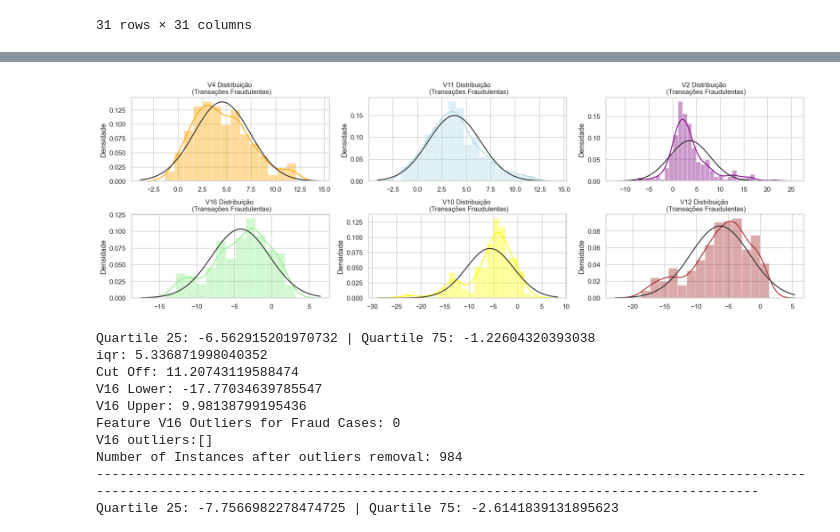
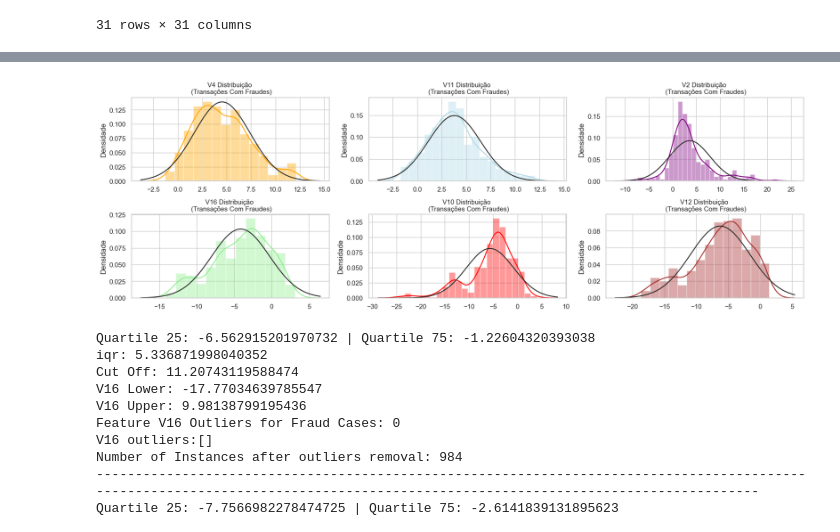
Before and after one commit to Rodrigo-Palma/Proj_Fraudes_Cartao_Credito, a Jupyter notebook: proj_fraude_cartao_credito.ipynb, the cells around one changed output, grey strips where cells are left out. Cells and saved outputs as stored; diff of their text form; code cells hidden in the pictures.

```diff
--- a/proj_fraude_cartao_credito.ipynb
+++ b/proj_fraude_cartao_credito.ipynb
@@ -360,7 +355,7 @@ Observação: Devemos garantir que usemos a subamostra em nossa matriz de correl
 
 colors = ['lightblue', 'pink']
 
-features = ['V16', 'V10', 'V12', 'V14']
+features = ['V16', 'V10', 'V12']
 
 fig, axes = plt.subplots(ncols=len(features), figsize=(20, 4))
 
@@ -374,7 +369,7 @@ plt.show()
 # %%
 colors = ['lightblue', 'pink']
 
-features = ['V4', 'V11', 'V2', 'V19']
+features = ['V4', 'V11', 'V2']
 
 fig, axes = plt.subplots(ncols=len(features), figsize=(20, 4))
 
@@ -388,25 +383,25 @@ plt.show()
 # %%
 from scipy.stats import norm
 
 def plot_distribution(dataframe, feature_name, color, ax):
     fraud_dist = dataframe[feature_name].loc[dataframe['Class'] == 1].values
     sns.distplot(fraud_dist, ax=ax, fit=norm, color=color)
-    ax.set_title('{} Distribuição \n (Transações Fraudulentas)'.format(feature_name), fontsize=11)
+    ax.set_title('{} Distribuição \n (Transações Com Fraudes)'.format(feature_name), fontsize=11)
     ax.set_ylabel('Densidade')
 
 f, axes = plt.subplots(2, 3, figsize=(20, 6))
 plt.subplots_adjust(hspace=0.4)
 axes = axes.ravel()
 
 features = ['V4', 'V11', 'V2', 'V16', 'V10', 'V12']
-colors = ['orange', 'lightblue', 'purple', 'lightgreen', 'yellow', 'brown']
+colors = ['orange', 'lightblue', 'purple', 'lightgreen', 'red', 'brown']
 
 for i, feature in enumerate(features):
     plot_distribution(new_df, feature, colors[i], axes[i])
 
 plt.show()
 # %% [output]
-[figure, old version]
+[figure, new version]
 # %%
 # Removendo outliers dos atributos com maior correlação negativa e positiva.
 
```
Also changed, not shown: parts of 31 cells of this notebook.
